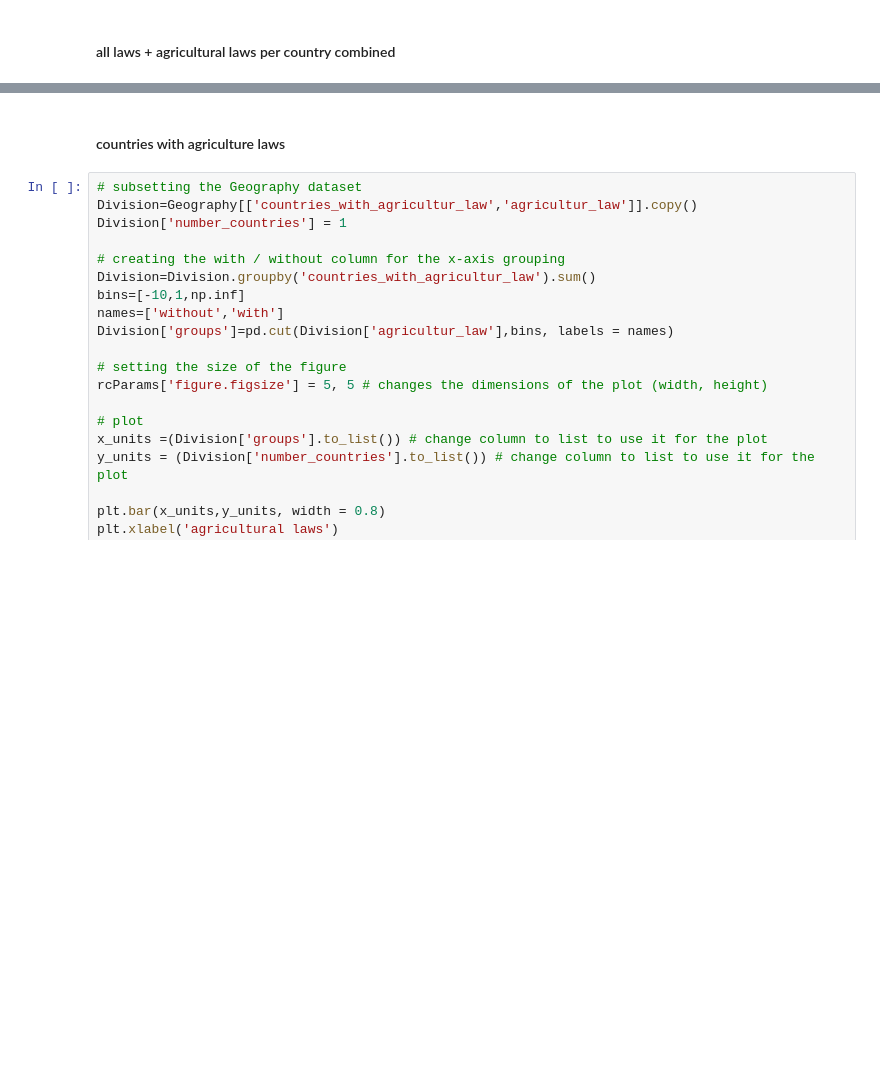
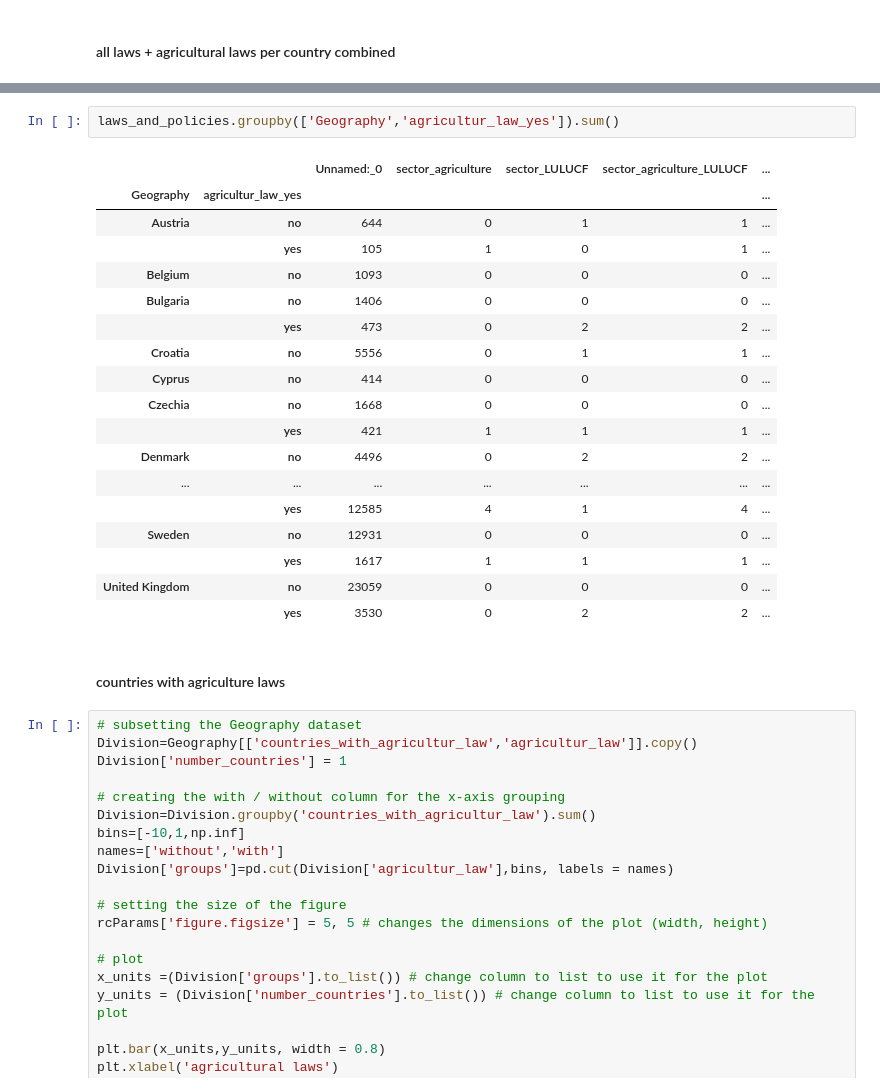
Before and after one commit to pedrohserrano/agritech-policy-data-analysis, a Jupyter notebook: 3) Analysis - Laws and Policies.ipynb, the cells around one changed output, grey strips where cells are left out. Drawn from its saved outputs; the diff is of its cells as text; blank space fills up the shorter version.

```diff
--- a/3) Analysis - Laws and Policies.ipynb
+++ b/3) Analysis - Laws and Policies.ipynb
@@ -546,3 +620,24 @@ Text(0.5, 1.0, 'Number of agriculture and other laws per country')
+# %%
+laws_and_policies.groupby(['Geography','agricultur_law_yes']).sum()
+# %% [output]
+|  |  | Unnamed:_0 | sector_agriculture | sector_LULUCF | sector_agriculture_LULUCF | ... |
+| Geography | agricultur_law_yes |  |  |  |  | ... |
+| Austria | no | 644 | 0 | 1 | 1 | ... |
+|  | yes | 105 | 1 | 0 | 1 | ... |
+| Belgium | no | 1093 | 0 | 0 | 0 | ... |
+| Bulgaria | no | 1406 | 0 | 0 | 0 | ... |
+|  | yes | 473 | 0 | 2 | 2 | ... |
+| Croatia | no | 5556 | 0 | 1 | 1 | ... |
+| Cyprus | no | 414 | 0 | 0 | 0 | ... |
+| Czechia | no | 1668 | 0 | 0 | 0 | ... |
+|  | yes | 421 | 1 | 1 | 1 | ... |
+| Denmark | no | 4496 | 0 | 2 | 2 | ... |
+| ... | ... | ... | ... | ... | ... | ... |
+|  | yes | 12585 | 4 | 1 | 4 | ... |
+| Sweden | no | 12931 | 0 | 0 | 0 | ... |
+|  | yes | 1617 | 1 | 1 | 1 | ... |
+| United Kingdom | no | 23059 | 0 | 0 | 0 | ... |
+|  | yes | 3530 | 0 | 2 | 2 | ... |
 # %% [markdown]
 #### countries with agriculture laws
 # %%
```
Also changed, not shown: parts of 18 cells of this notebook, 5 other files.
